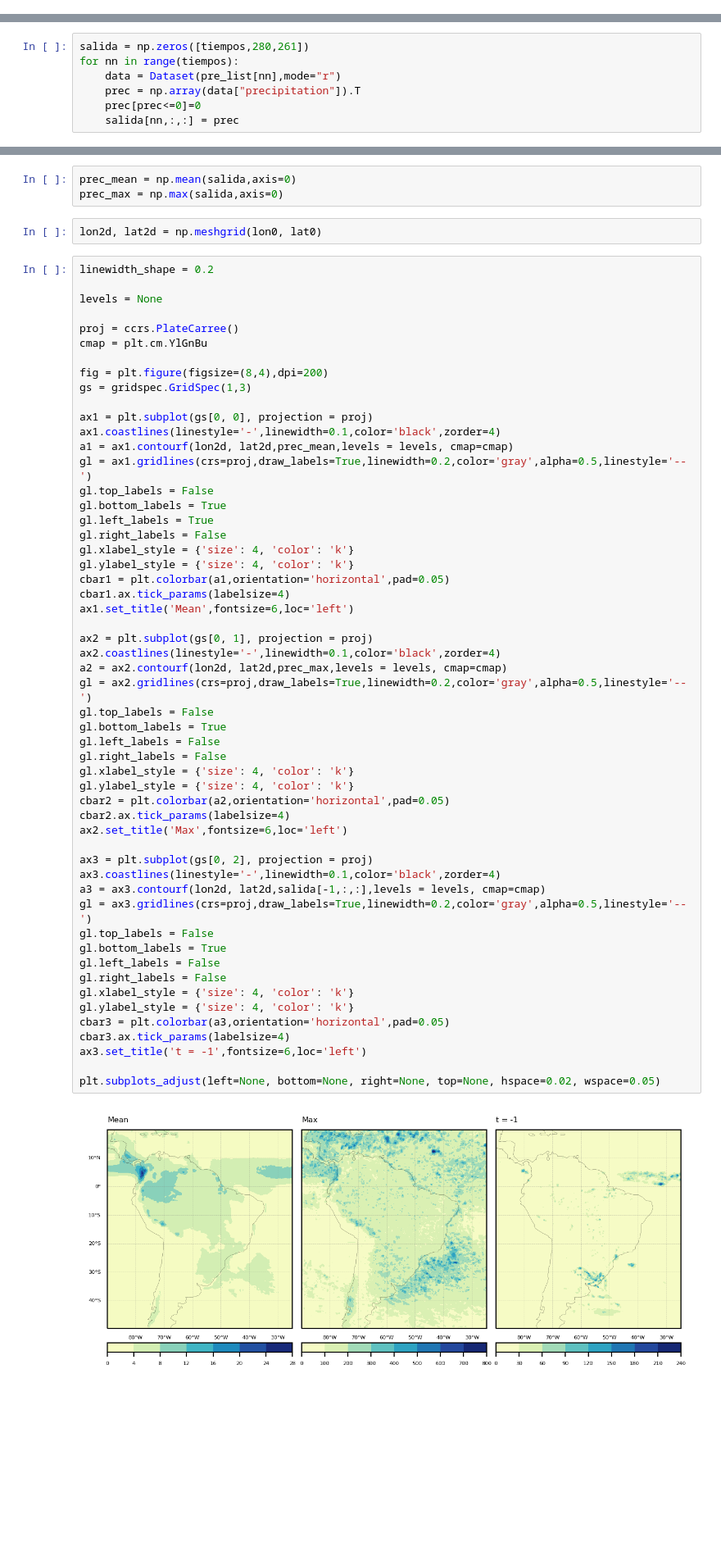
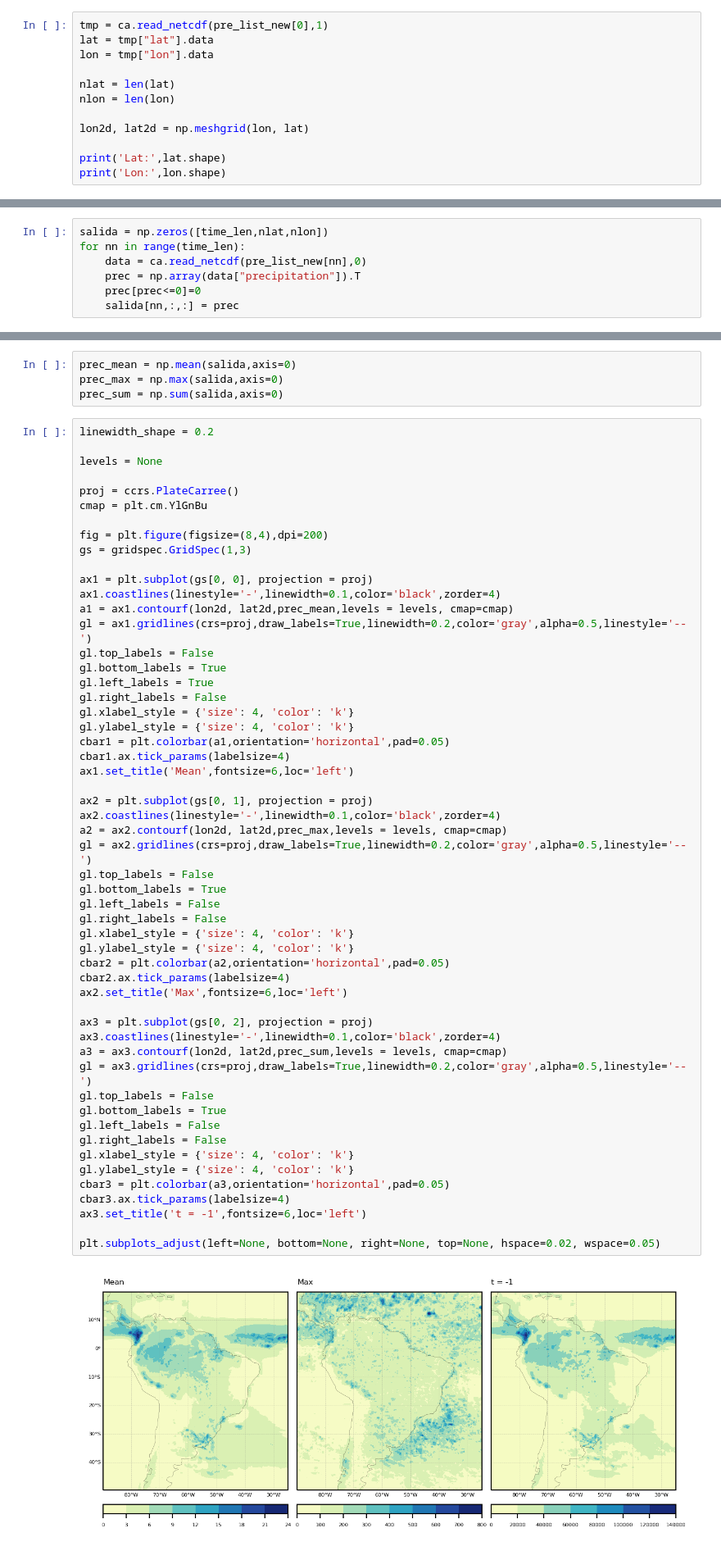
Before and after one commit to mhacarthur/TRMM_processing, a Jupyter notebook: jupyter/TRMM_3B42_1dy_acumm.ipynb, the cells around one changed output, grey strips where cells are left out. Shown at 82% size. Saved outputs shown, nothing was run; the diff lists cells and outputs as text; blank space fills up the shorter version.

```diff
--- a/jupyter/TRMM_3B42_1dy_acumm.ipynb
+++ b/jupyter/TRMM_3B42_1dy_acumm.ipynb
@@ -25,0 +43,12 @@ print(tiempos)
+# %%
+tmp = ca.read_netcdf(pre_list_new[0],1)
+lat = tmp["lat"].data
+lon = tmp["lon"].data
+
+nlat = len(lat)
+nlon = len(lon)
+
+lon2d, lat2d = np.meshgrid(lon, lat)
+
+print('Lat:',lat.shape)
+print('Lon:',lon.shape)
@@ -26,7 +59,7 @@ print(tiempos)
 # %%
-salida = np.zeros([tiempos,280,261])
-for nn in range(tiempos):
-    data = Dataset(pre_list[nn],mode="r")
+salida = np.zeros([time_len,nlat,nlon])
+for nn in range(time_len):
+    data = ca.read_netcdf(pre_list_new[nn],0)
     prec = np.array(data["precipitation"]).T
     prec[prec<=0]=0
     salida[nn,:,:] = prec
@@ -43,8 +66,7 @@ Lon: (261,)
 # %%
 prec_mean = np.mean(salida,axis=0)
 prec_max = np.max(salida,axis=0)
+prec_sum = np.sum(salida,axis=0)
-# %%
-lon2d, lat2d = np.meshgrid(lon0, lat0)
 # %%
 linewidth_shape = 0.2
 
@@ -72,33 +94,33 @@ ax1.set_title('Mean',fontsize=6,loc='left')
 
 ax2 = plt.subplot(gs[0, 1], projection = proj)
 ax2.coastlines(linestyle='-',linewidth=0.1,color='black',zorder=4)
 a2 = ax2.contourf(lon2d, lat2d,prec_max,levels = levels, cmap=cmap)
 gl = ax2.gridlines(crs=proj,draw_labels=True,linewidth=0.2,color='gray',alpha=0.5,linestyle='--')
 gl.top_labels = False
 gl.bottom_labels = True
 gl.left_labels = False
 gl.right_labels = False
 gl.xlabel_style = {'size': 4, 'color': 'k'}
 gl.ylabel_style = {'size': 4, 'color': 'k'}
 cbar2 = plt.colorbar(a2,orientation='horizontal',pad=0.05)
 cbar2.ax.tick_params(labelsize=4)
 ax2.set_title('Max',fontsize=6,loc='left')
 
 ax3 = plt.subplot(gs[0, 2], projection = proj)
 ax3.coastlines(linestyle='-',linewidth=0.1,color='black',zorder=4)
-a3 = ax3.contourf(lon2d, lat2d,salida[-1,:,:],levels = levels, cmap=cmap)
+a3 = ax3.contourf(lon2d, lat2d,prec_sum,levels = levels, cmap=cmap)
 gl = ax3.gridlines(crs=proj,draw_labels=True,linewidth=0.2,color='gray',alpha=0.5,linestyle='--')
 gl.top_labels = False
 gl.bottom_labels = True
 gl.left_labels = False
 gl.right_labels = False
 gl.xlabel_style = {'size': 4, 'color': 'k'}
 gl.ylabel_style = {'size': 4, 'color': 'k'}
 cbar3 = plt.colorbar(a3,orientation='horizontal',pad=0.05)
 cbar3.ax.tick_params(labelsize=4)
 ax3.set_title('t = -1',fontsize=6,loc='left')
 
 plt.subplots_adjust(left=None, bottom=None, right=None, top=None, hspace=0.02, wspace=0.05)
 # %% [output]
-[figure, old version]
+[figure, new version]
 # %%
```
Also changed, not shown: parts of 12 cells of this notebook, 1 other file.
